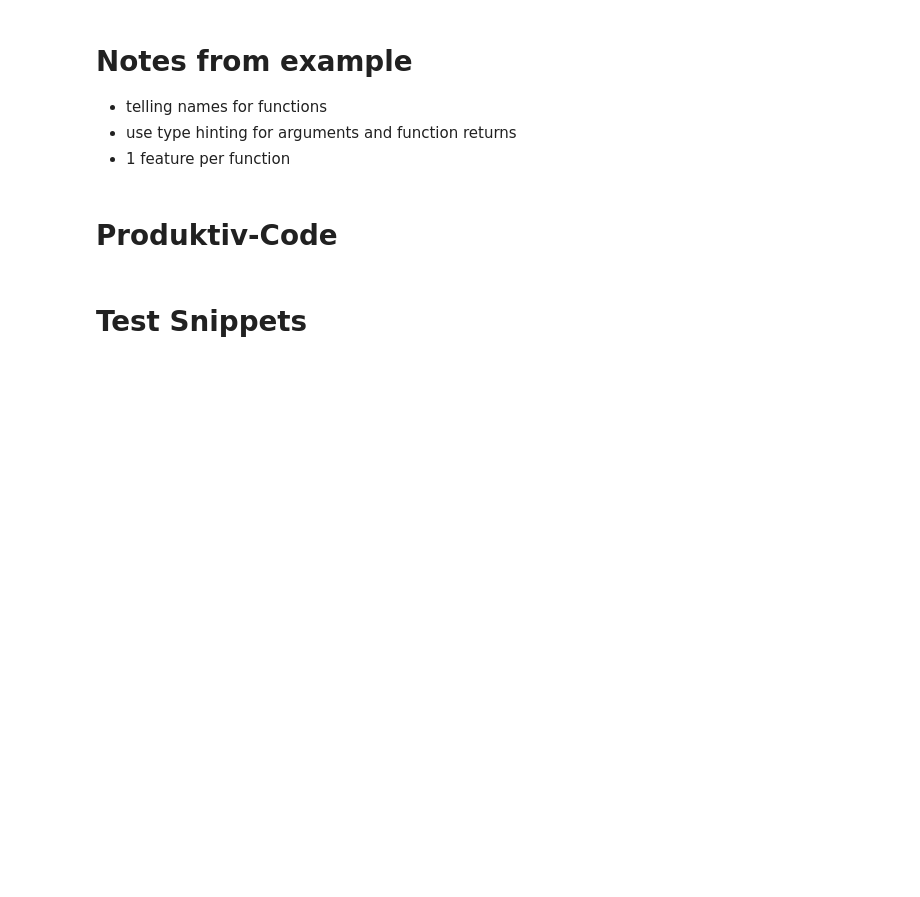
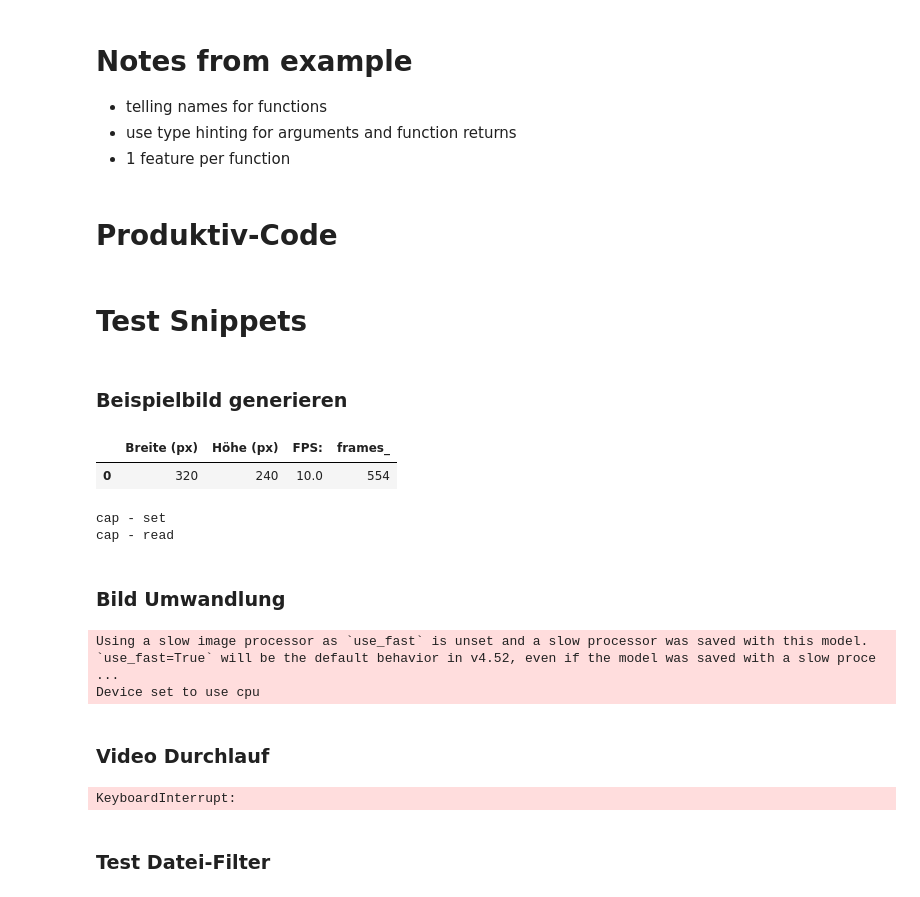
Before and after one commit to domhel/2025_p03_policy_learning, a Jupyter notebook: src/video_converter_dev.ipynb, the cells around one changed output. Cells and saved outputs as stored; diff of their text form; code cells hidden in the pictures; blank space fills up the shorter version.

Commit message:
implementation and testing till convert_video

```diff
--- a/src/video_converter_dev.ipynb
+++ b/src/video_converter_dev.ipynb
@@ -83,2 +116,65 @@ def convert_video(path: str):
 # %% [markdown]
 # Test Snippets
+# %% [markdown]
+### Beispielbild generieren
+# %%
+#extract single image from video in variable image_example [Image.Image]
+import pandas as pd
+
+path_example = r"C:\Users\lehrm\Daten\Arbeit_u_Studium\Studium\5_Master_lokal\repos\2025_p03_policy_learning\dataset\studytable_open_drawer\videos\chunk-000\observation.image.camera1_img\episode_000000.mp4"
+cap = cv2.VideoCapture(path_example)
+if not cap.isOpened():
+    print("Error: Could not open video.")
+width = int(cap.get(cv2.CAP_PROP_FRAME_WIDTH))
+height = int(cap.get(cv2.CAP_PROP_FRAME_HEIGHT))
+fps = cap.get(cv2.CAP_PROP_FPS)
+frame_count = int(cap.get(cv2.CAP_PROP_FRAME_COUNT))
+
+df_video_data = pd.DataFrame({
+        'Breite (px)': [width],
+        'Höhe (px)': [height],
+        'FPS:':[fps],
+        'frames_':[frame_count]
+    })
+
+display(df_video_data)
+
+
+frame_number = 450
+
+if frame_number<frame_count:
+    cap.set(cv2.CAP_PROP_POS_FRAMES, frame_number)
+    print("cap - set")
+    ret, frame = cap.read()
+    print("cap - read ")
+    if ret:             #read was sucesssful
+        frame_rgb = cv2.cvtColor(frame, cv2.COLOR_BGR2RGB)      #Image as Array with RGB Values
+        image_example = Image.fromarray(frame_rgb)
+        image_example.show()
+    else:
+        print("Warning: Frame could not be read!")
+
+
+cap.release()
+# %% [output]
+|  | Breite (px) | Höhe (px) | FPS: | frames_ |
+| 0 | 320 | 240 | 10.0 | 554 |
+cap - set
+cap - read
+# %% [markdown]
+### Bild Umwandlung
+# %%
+new_image_example = apply_model(image_example,model_selection=prediction_models.DEPTH_ANYTHING_V2)
+new_image_example.show()
+# %% [output]
+Using a slow image processor as `use_fast` is unset and a slow processor was saved with this model. `use_fast=True` will be the default behavior in v4.52, even if the model was saved with a slow proce ...
+Device set to use cpu
+# %% [markdown]
+### Video Durchlauf
+# %%
+path_output = r"C:\Users\lehrm\Daten\Arbeit_u_Studium\Studium\5_Master_lokal\repos\2025_p03_policy_learning\output\grayscale1.mp4"
+convert_video(path_example, path_output,prediction_models.DEPTH_ANYTHING_V2)
+# %% [output]
+KeyboardInterrupt:
+# %% [markdown]
+### Test Datei-Filter
```
Also changed, not shown: parts of 4 cells of this notebook.
